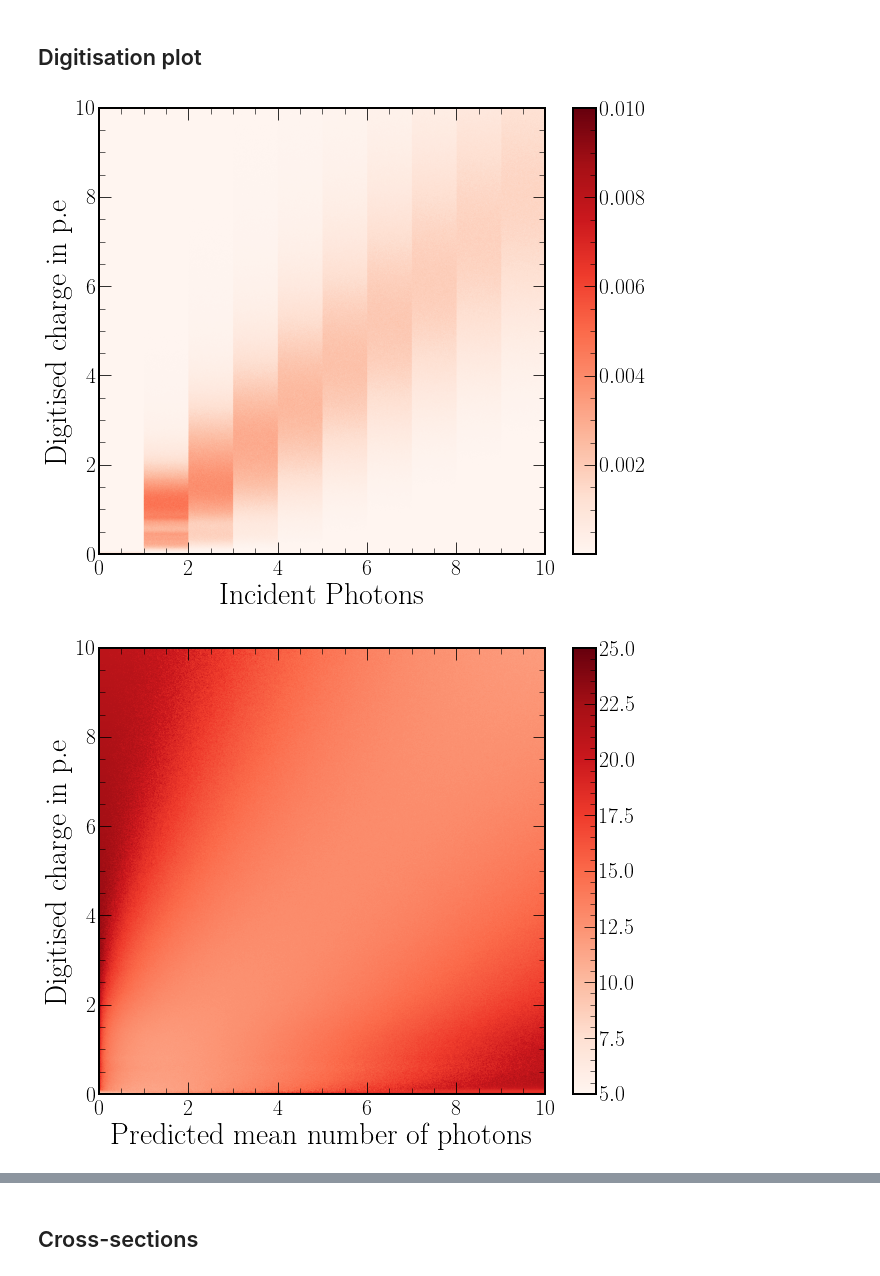
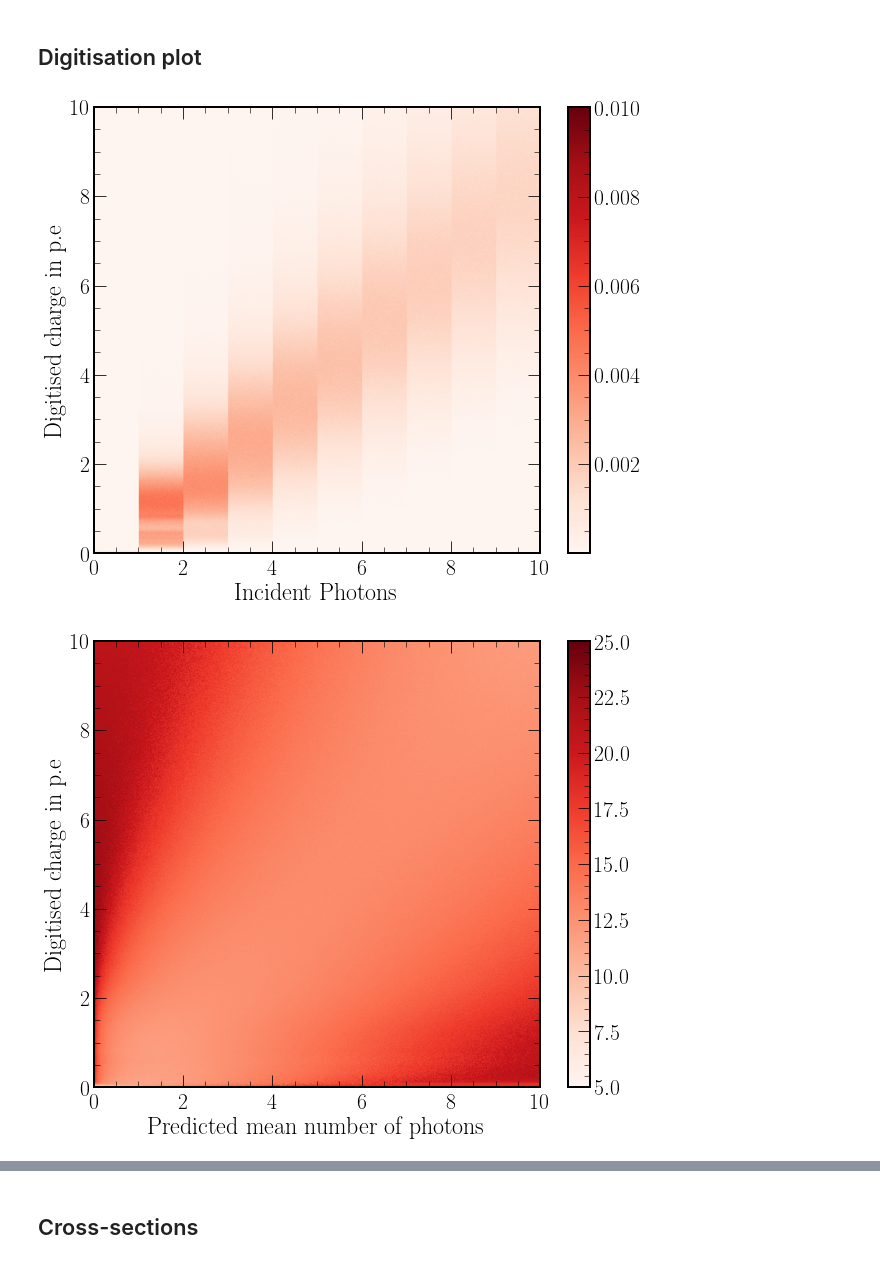
Before and after one commit to joshtingey/phd-thesis, a Jupyter notebook: plots.ipynb, the cells around one changed output, grey strips where cells are left out. Drawn from its saved outputs; the diff is of its cells as text; code cells hidden in the pictures.

```diff
--- a/plots.ipynb
+++ b/plots.ipynb
@@ -252,20 +251,20 @@ bins = np.arange(0,11,1)
 fig, axs = plt.subplots(1, 1, figsize=(10, 10))
 plt.imshow(raw, cmap="Reds", vmin=1e-5, vmax=1e-2, extent=[bins.min(), bins.max(),bins.min(),bins.max()])
 plt.colorbar(shrink=0.82)
-axs.set_xlabel('Incident Photons', fontsize = 30)
-axs.set_ylabel('Digitised charge in p.e', fontsize = 30)
-save("./diagrams/4-exp/digi_method")
+axs.set_xlabel('Incident Photons', fontsize = 24)
+axs.set_ylabel('Digitised charge in p.e', fontsize = 24)
+save("./diagrams/5-chips/digi_method")
 # %% [output]
-[figure, old version]
+[figure, new version]
 # %%
 fig, axs = plt.subplots(1, 1, figsize=(10, 10))
 plt.imshow(pois, cmap=plt.cm.Reds, vmin=5, vmax=25, extent=[bins.min(), bins.max(),bins.min(),bins.max()])
 plt.colorbar(shrink=0.82)
-axs.set_xlabel('Predicted mean number of photons', fontsize = 30)
-axs.set_ylabel('Digitised charge in p.e', fontsize = 30)
-save("./diagrams/4-exp/digi_likelihood")
+axs.set_xlabel('Predicted mean number of photons', fontsize = 24)
+axs.set_ylabel('Digitised charge in p.e', fontsize = 24)
+save("./diagrams/5-chips/digi_likelihood")
 # %% [output]
-[figure, old version]
+[figure, new version]
 # %% [markdown]
 <a id='cross_sections'></a>
 # %% [markdown]
```
Also changed, not shown: parts of 7 cells of this notebook, 30 other files.
